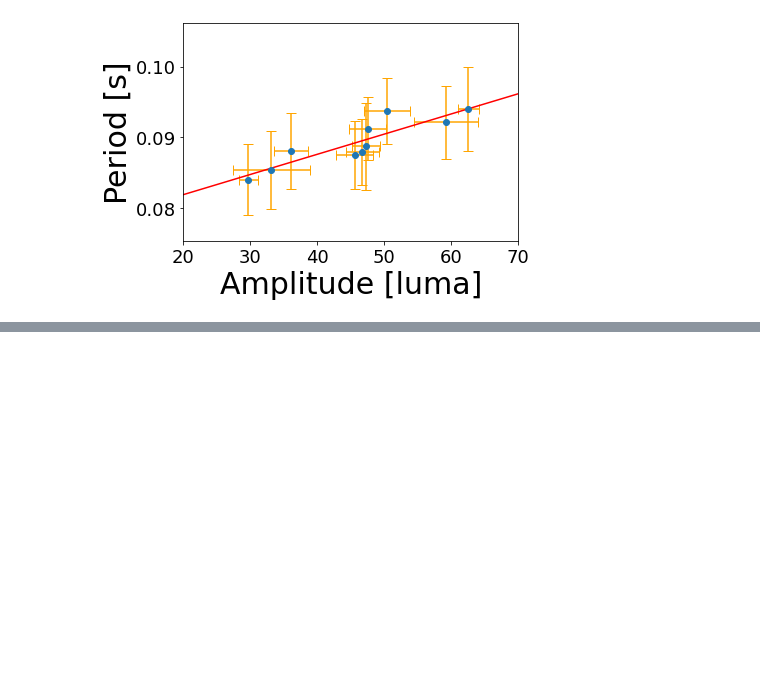
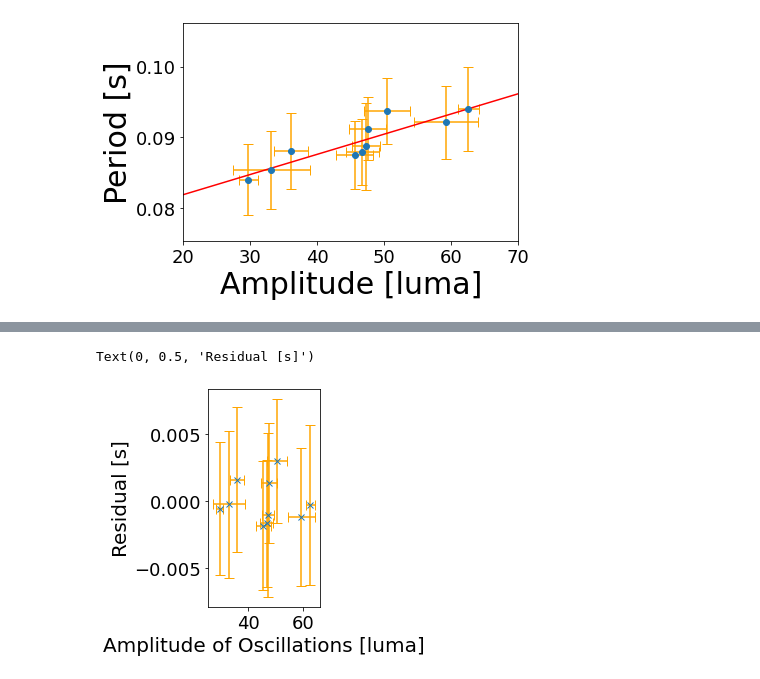
Before and after one commit to jblipper/339_Final_Project, a Jupyter notebook: video_analysis.ipynb, the cells around one changed output, grey strips where cells are left out. Cells and saved outputs as stored; diff of their text form; code cells hidden in the pictures; blank space fills up the shorter version.

```diff
--- a/video_analysis.ipynb
+++ b/video_analysis.ipynb
@@ -664,0 +720,13 @@ Intercept 0.07621608478600382
+# %%
+residuals=[]
+for i in range(len(x)):
+    residuals.append(y[i]-(slope*x[i]+intercept))
+y=residuals
+x=amplitudes
+plt.figure(figsize=(2, 4))
+plt.errorbar(x, y, xerr=x_err, yerr=y_err, linestyle='None', marker='x', ecolor='orange', capsize=5)
+plt.xlabel('Amplitude of Oscillations [luma]', size=20)
+plt.ylabel('Residual [s]', size=20)
+# %% [output]
+Text(0, 0.5, 'Residual [s]')
+[figure, added]
```
Also changed, not shown: parts of 3 cells of this notebook, 1 other file.
